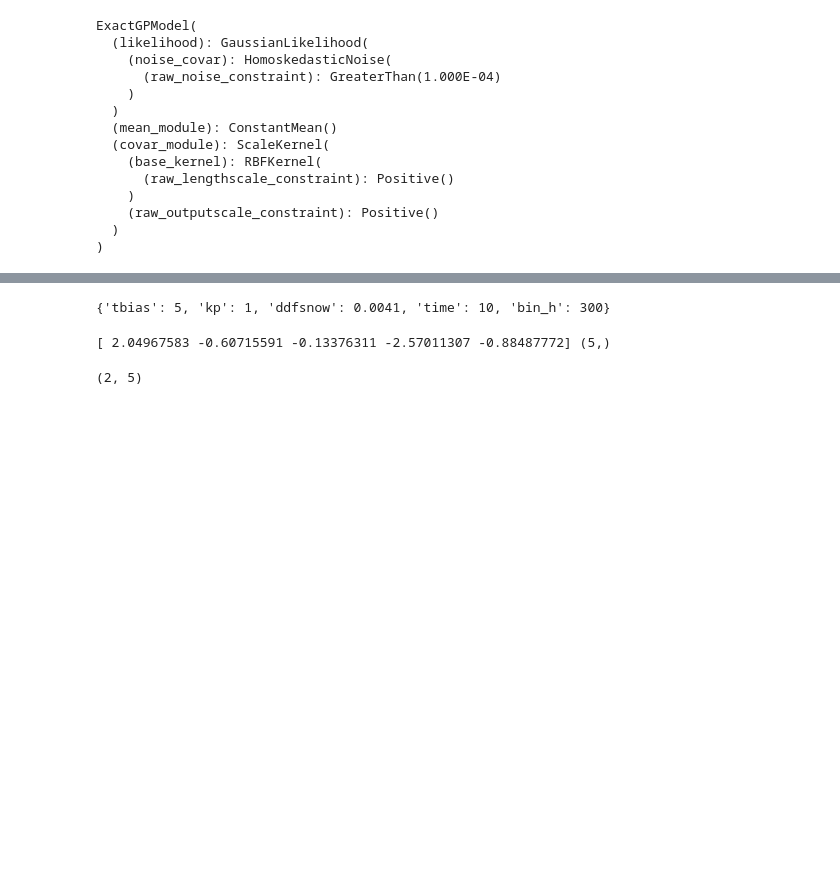
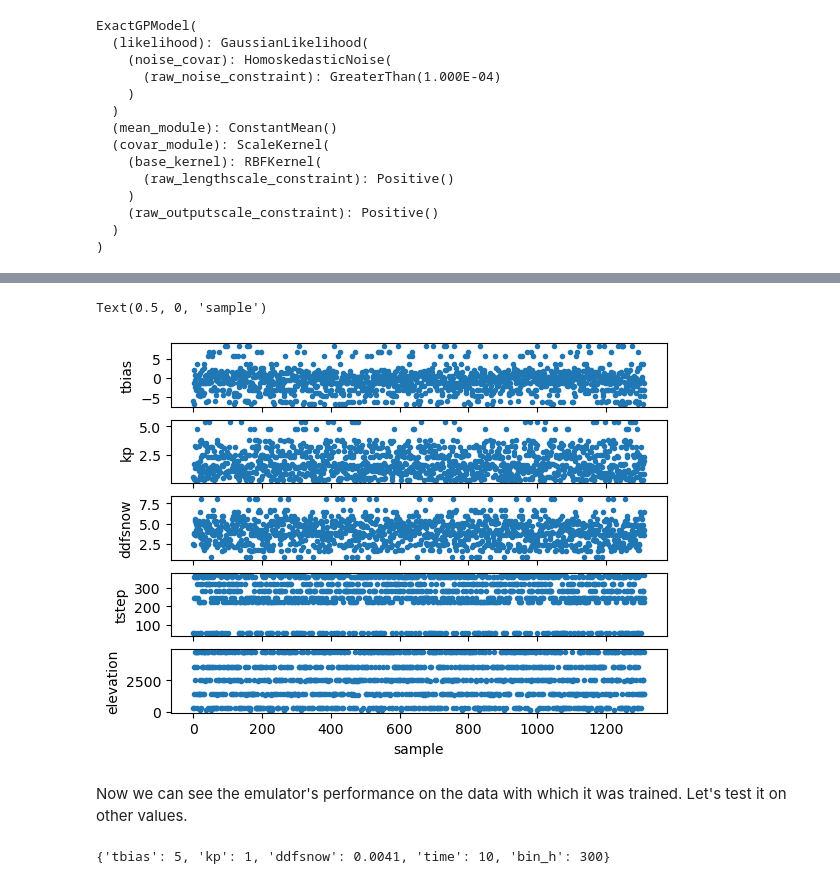
Before and after one commit to btobers/PyGEM-scripts, a Jupyter notebook: binned_thick_em_eval.ipynb, the cells around one changed output, grey strips where cells are left out. Saved outputs shown, nothing was run; the diff lists cells and outputs as text; code cells hidden in the pictures; blank space fills up the shorter version.

```diff
--- a/binned_thick_em_eval.ipynb
+++ b/binned_thick_em_eval.ipynb
@@ -112,0 +119,23 @@ ax.plot(y_train[idx], y_train_em[idx],'.')
+# %%
+# inspect training x-vals
+X = (X_train * X_std + X_mean).to(torch.float).numpy()
+
+fig,ax = plt.subplots(5,sharex=True)
+ax[0].plot(X[:,0],'.')
+ax[1].plot(X[:,1],'.')
+ax[2].plot(X[:,2]*1e3,'.')
+ax[3].plot(X[:,3],'.')
+ax[4].plot(X[:,4],'.')
+ax[0].set_ylabel('tbias')
+ax[1].set_ylabel('kp')
+ax[2].set_ylabel('ddfsnow')
+ax[3].set_ylabel('tstep')
+ax[4].set_ylabel('elevation')
+ax[4].set_xlabel('sample')
+
+# X_norm = (X - X_mean) / X_std
+# %% [output]
+Text(0.5, 0, 'sample')
+[figure, added]
+# %% [markdown]
+Now we can see the emulator's performance on the data with which it was trained. Let's test it on other values.
@@ -120,17 +167,3 @@ modelprms['bin_h'] = 300
 modelprms
 # %% [output]
 {'tbias': 5, 'kp': 1, 'ddfsnow': 0.0041, 'time': 10, 'bin_h': 300}
-# %%
-modelprms_1d_norm = ((np.array([modelprms['tbias'],
-                                modelprms['kp'],
-                                modelprms['ddfsnow'],
-                               modelprms['time'],
-                               modelprms['bin_h']]) -
-                    X_mean) / X_std)
-print(modelprms_1d_norm,modelprms_1d_norm.shape)
-# %% [output]
-[ 2.04967583 -0.60715591 -0.13376311 -2.57011307 -0.88487772] (5,)
-# %%
-np.array([[5,5,5,5,5],[5,5,5,5,5]]).shape
-# %% [output]
-(2, 5)
```
Also changed, not shown: parts of 25 cells of this notebook, 6 other files.
